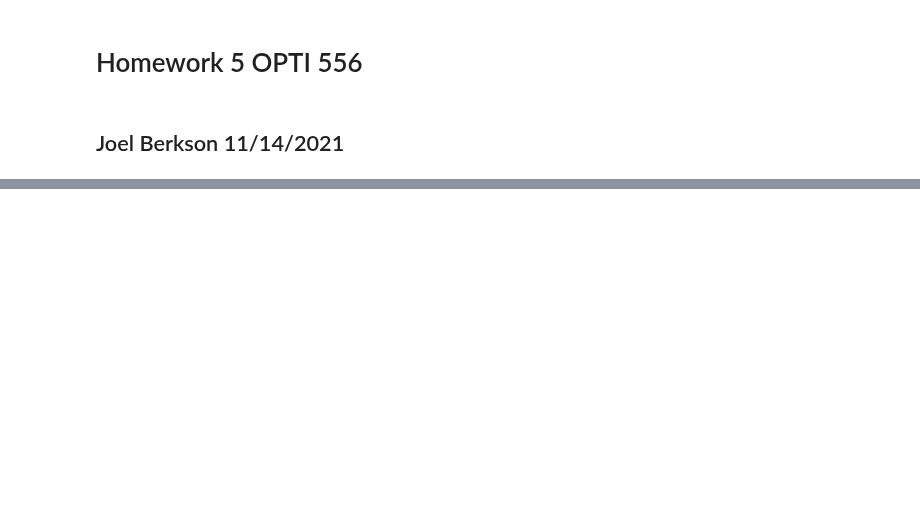
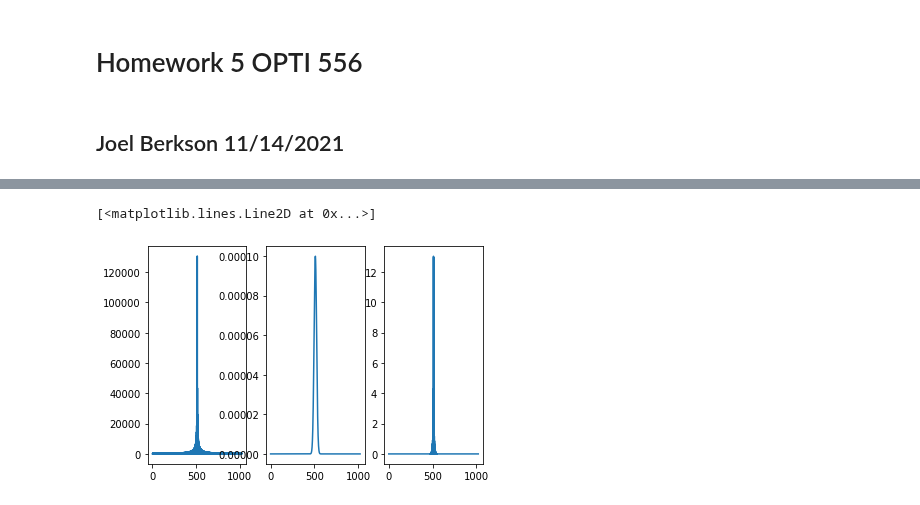
Before and after one commit to jdberkson/OPTI-556-Computational-Imaging, a Jupyter notebook: Homework5_JoelB.ipynb, the cells around one changed output, grey strips where cells are left out. Saved outputs shown, nothing was run; the diff lists cells and outputs as text; code cells hidden in the pictures; blank space fills up the shorter version.

```diff
--- a/Homework5_JoelB.ipynb
+++ b/Homework5_JoelB.ipynb
@@ -37,0 +70,22 @@ plt.subplot(2,2,2)
+# %%
+xx = np.linspace(-100,100,1024)
+xx,yy= np.meshgrid(xx,xx)
+rho_trans = np.sqrt(xx**2+yy**2)
+h_incoh = g(rho_trans,1,10)
+h_incoh = h_incoh
+
+
+H_incoh = np.fft.fftshift(np.fft.fft2((h_incoh)))
+dx = xx[1,2]-xx[1,1]
+
+plt.subplot(1,3,1)
+KnifeEdge_fft = (np.fft.fft2((KnifeEdge)))*dx
+plt.plot(np.abs(np.fft.fftshift(KnifeEdge_fft)[512,:]))
+plt.subplot(1,3,2)
+plt.plot(np.abs(h_incoh[512,:]))
+plt.subplot(1,3,3)
+Multiplied = np.abs(h_incoh)*np.abs((np.fft.fftshift(KnifeEdge_fft)))
+plt.plot(np.abs(Multiplied[512,:]))
+# %% [output]
+[<matplotlib.lines.Line2D at 0x...>]
+[figure, added]
```
Also changed, not shown: parts of 10 cells of this notebook.
